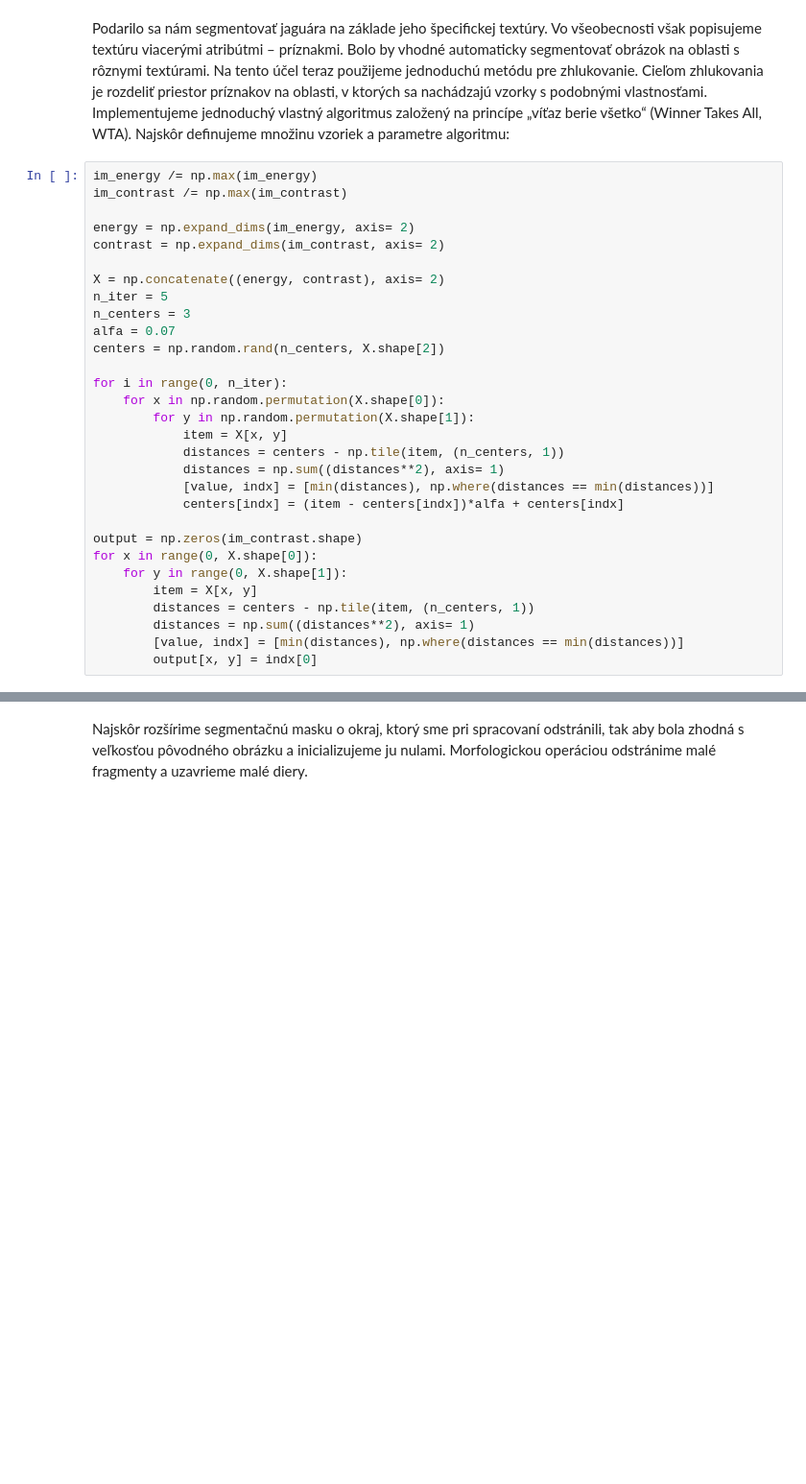
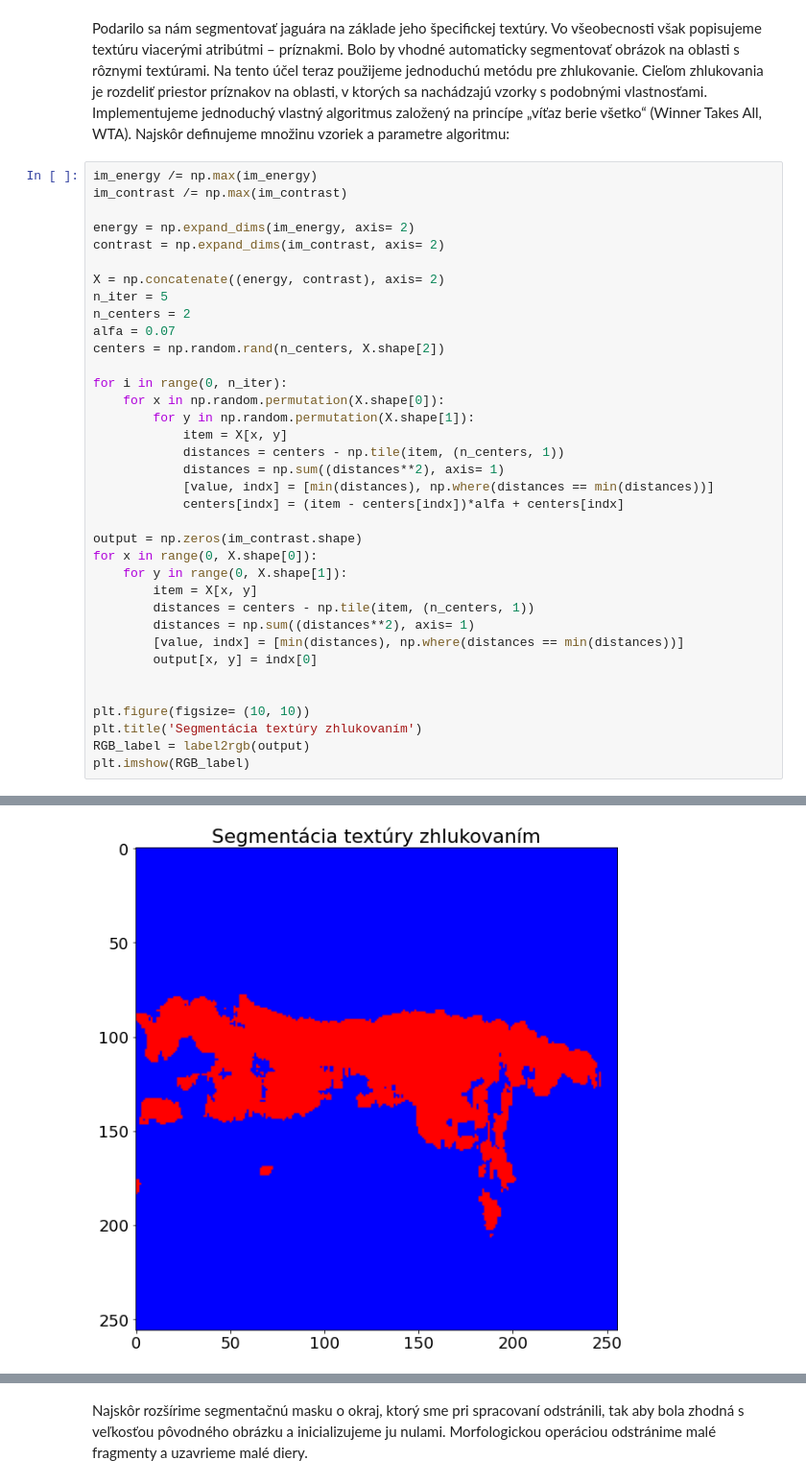
Before and after one commit to Miro001/computer-vision, a Jupyter notebook: 12. Textúry.ipynb, the cells around one changed output, grey strips where cells are left out. Shown at 96% size. Drawn from its saved outputs; the diff is of its cells as text; blank space fills up the shorter version.

```diff
--- a/12. Textúry.ipynb
+++ b/12. Textúry.ipynb
@@ -175,7 +176,7 @@ contrast = np.expand_dims(im_contrast, axis= 2)
 
 X = np.concatenate((energy, contrast), axis= 2)
 n_iter = 5
-n_centers = 3
+n_centers = 2
 alfa = 0.07
 centers = np.random.rand(n_centers, X.shape[2])
 
@@ -196,3 +197,10 @@ for x in range(0, X.shape[0]):
         distances = np.sum((distances**2), axis= 1)
         [value, indx] = [min(distances), np.where(distances == min(distances))]
         output[x, y] = indx[0]
+
+
+plt.figure(figsize= (10, 10))
+plt.title('Segmentácia textúry zhlukovaním')
+RGB_label = label2rgb(output)
+plt.imshow(RGB_label)
+# %% [output]
@@ -198,0 +208 @@ for x in range(0, X.shape[0]):
+[figure, added]
```
Also changed, not shown: parts of 7 cells of this notebook.
